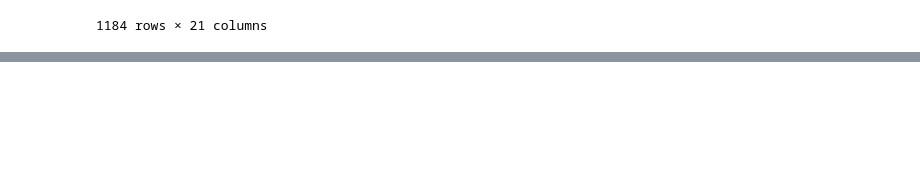
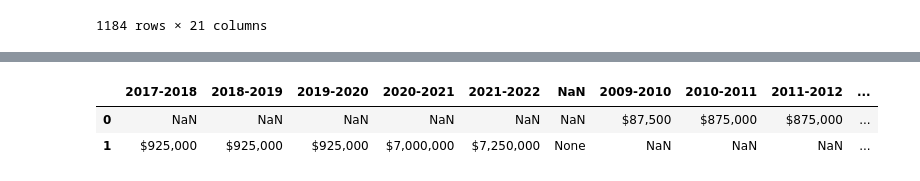
Before and after one commit to kyledufrane/NHL-Salary-Predictions, a Jupyter notebook: nhl_data/sports_data_io.ipynb, the cells around one changed output, grey strips where cells are left out. Drawn from its saved outputs; the diff is of its cells as text; code cells hidden in the pictures; blank space fills up the shorter version.

```diff
--- a/nhl_data/sports_data_io.ipynb
+++ b/nhl_data/sports_data_io.ipynb
@@ -467,3 +540,6 @@ final_salaries_df
 | 1182 | Mason Primeau | $925,000 | $925,000 | $925,000 | $874,125 | None | None | None | None | ... |
 | 1183 | Ryan Reaves | $500,000 | $525,000 | $351,220 | $600,000 | $1,125,000 | $1,125,000 | $1,125,000 | $266,112 | ... |
 1184 rows × 21 columns
+# %%
+testing_df = pd.DataFrame(filtered_salaries_df.loc[1]).T
+testing_df
@@ -469,0 +549,13 @@ final_salaries_df
+# %%
+new_df = pd.DataFrame()
+
+for year in range(10,110,5):
+#     print(year)
+    for value in testing_df[year]:
+#         print(value)
+#         for column in final_salaries_df.columns:
+#             print(columns)
+#             if column == value:
+        new_df[value] = testing_df[year+4]
+
+new_df
@@ -469,0 +565,3 @@ final_salaries_df
+# %%
+testing_df_1 = pd.DataFrame(filtered_salaries_df.loc[0]).T
+testing_df_1
@@ -469,0 +571,13 @@ final_salaries_df
+# %%
+new_df_1 = pd.DataFrame()
+
+for year in range(10,110,5):
+#     print(year)
+    for value in testing_df_1[year]:
+#         print(value)
+#         for column in final_salaries_df.columns:
+#             print(columns)
+#             if column == value:
+        new_df_1[value] = testing_df_1[year+4]
+
+new_df_1
@@ -469,0 +587,7 @@ final_salaries_df
+# %%
+maybe = pd.concat([new_df,new_df_1], axis=1)
+maybe.drop_duplicates()
+# %% [output]
+|  | 2017-2018 | 2018-2019 | 2019-2020 | 2020-2021 | 2021-2022 | NaN | 2009-2010 | 2010-2011 | 2011-2012 | ... |
+| 0 | NaN | NaN | NaN | NaN | NaN | NaN | $87,500 | $875,000 | $875,000 | ... |
+| 1 | $925,000 | $925,000 | $925,000 | $7,000,000 | $7,250,000 | None | NaN | NaN | NaN | ... |
```
Also changed, not shown: parts of 17 cells of this notebook, 2 other files.
